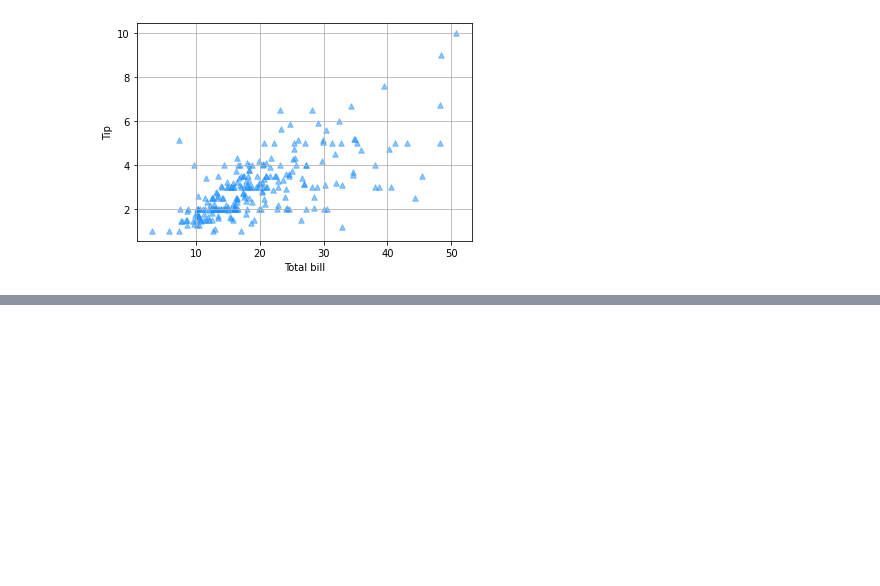
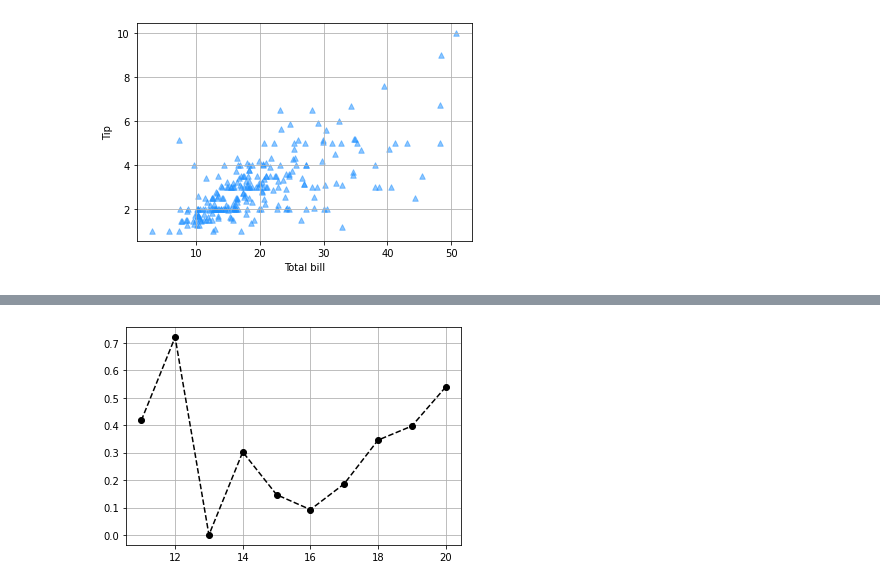
Before and after one commit to JakeOh/202208_itw_java134_lab_python, a Jupyter notebook: py21_matplotlib.ipynb, the cells around one changed output, grey strips where cells are left out. Saved outputs shown, nothing was run; the diff lists cells and outputs as text; code cells hidden in the pictures; blank space fills up the shorter version.

```diff
--- a/py21_matplotlib.ipynb
+++ b/py21_matplotlib.ipynb
@@ -473,0 +489,5 @@ plt.show()
+# %%
+np.random.seed(1)
+df = pd.DataFrame(data={'x1': np.arange(11, 21),
+                        'x2': np.random.rand(10)})
+df
@@ -473,0 +506,13 @@ plt.show()
+# %%
+# x2 ~ x1
+plt.plot(df.x1, df.x2, 'ko--')
+# plt.plot([x], y, [fmt])
+# param fmt: 문자열. (1) 선과 마커의 색깔, (2) 마커의 모양, (3) 선의 스타일을 설정.
+#  (1) 색깔(color): b(lue), (blac)k, r(ed), g(reen), ...
+#  (2) 마커 모양(marker): o, s, ^, v, *, +, ...
+#  (3) 선 스타일(linestyle): -(solid line, 직선), :(dotted line, 점선), --(dashed line), ...
+
+plt.grid()
+plt.show()
+# %% [output]
+[figure, added]
```
Also changed, not shown: parts of 4 cells of this notebook.
